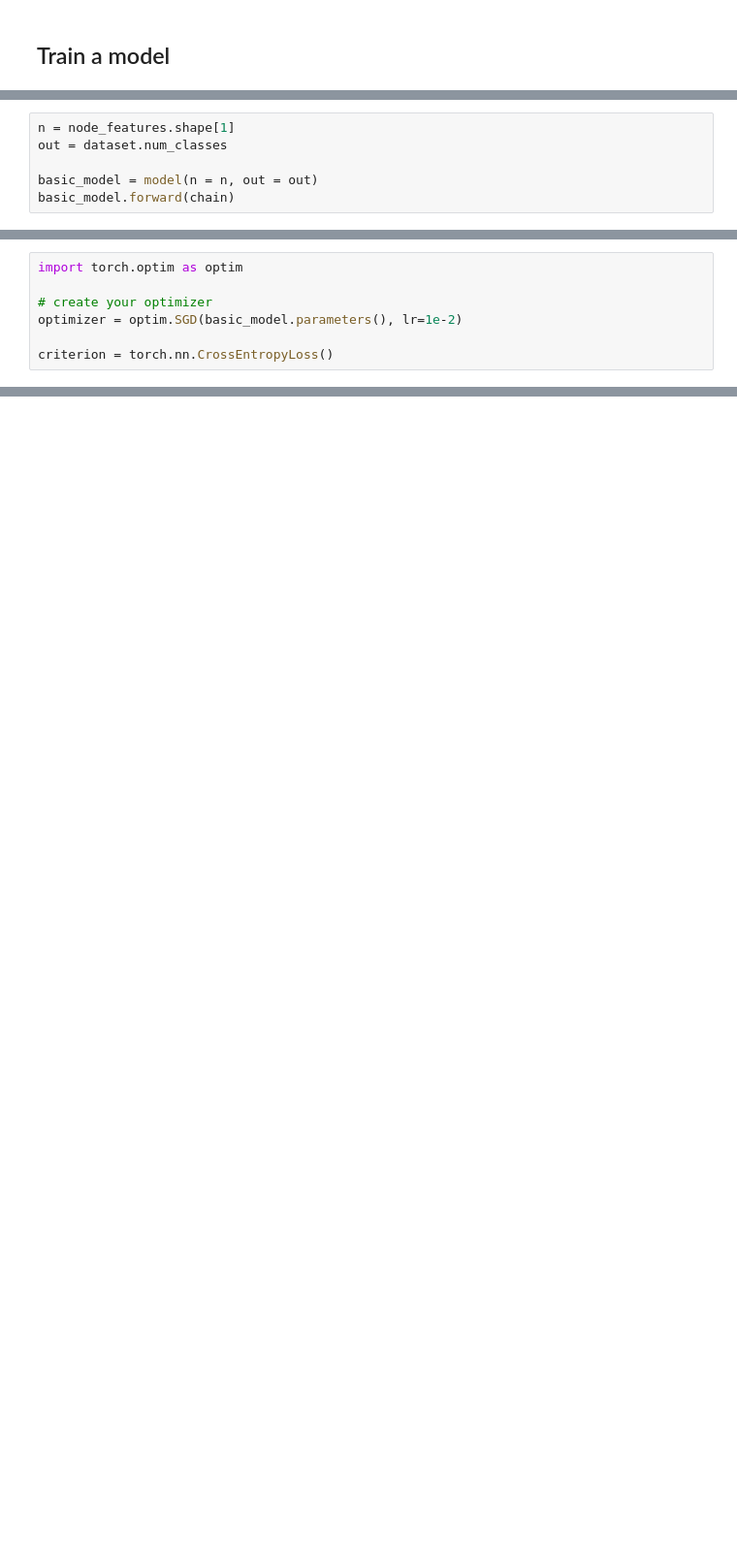
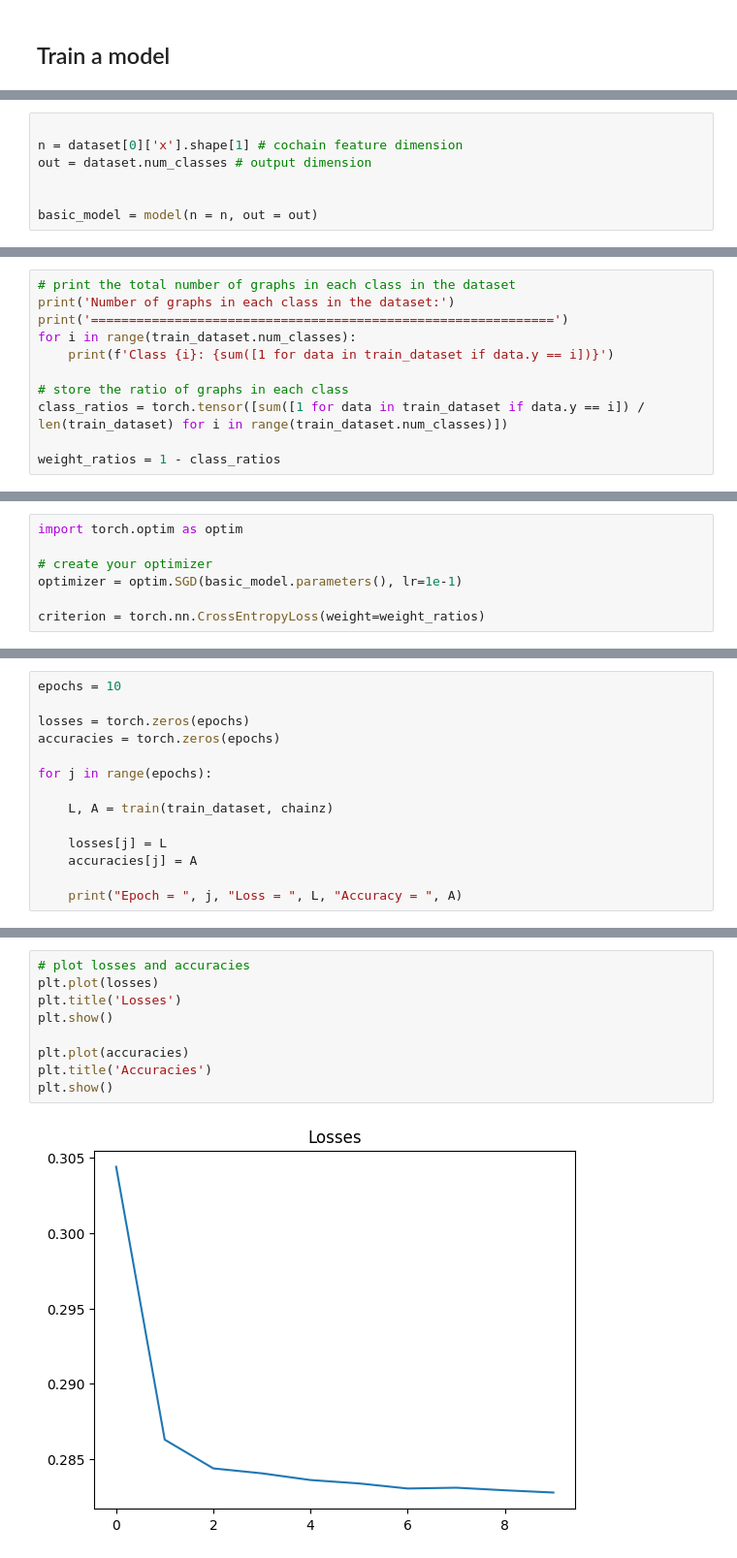
Before and after one commit to aidos-lab/neural-k-forms, a Jupyter notebook: protein-classification.ipynb, the cells around one changed output, grey strips where cells are left out. Shown at 97% size. Cells and saved outputs as stored; diff of their text form; blank space fills up the shorter version.

Commit message:
modified graph classification examples

```diff
--- a/protein-classification.ipynb
+++ b/protein-classification.ipynb
@@ -180,8 +181,9 @@ class model(nn.Module):
 
         return sm
 # %%
-n = node_features.shape[1]
-out = dataset.num_classes
+
+n = dataset[0]['x'].shape[1] # cochain feature dimension
+out = dataset.num_classes # output dimension
+
 
 basic_model = model(n = n, out = out)
-basic_model.forward(chain)
@@ -193,0 +194,11 @@ tensor([1])
+# %%
+# print the total number of graphs in each class in the dataset
+print('Number of graphs in each class in the dataset:')
+print('=============================================================')
+for i in range(train_dataset.num_classes):
+    print(f'Class {i}: {sum([1 for data in train_dataset if data.y == i])}')
+
+# store the ratio of graphs in each class
+class_ratios = torch.tensor([sum([1 for data in train_dataset if data.y == i]) / len(train_dataset) for i in range(train_dataset.num_classes)])
+
+weight_ratios = 1 - class_ratios
@@ -195,7 +211,7 @@ tensor([1])
 import torch.optim as optim
 
 # create your optimizer
-optimizer = optim.SGD(basic_model.parameters(), lr=1e-2)
+optimizer = optim.SGD(basic_model.parameters(), lr=1e-1)
 
-criterion = torch.nn.CrossEntropyLoss()
+criterion = torch.nn.CrossEntropyLoss(weight=weight_ratios)
 # %%
@@ -289,0 +252,14 @@ plt.show()
+# %%
+epochs = 10
+
+losses = torch.zeros(epochs)
+accuracies = torch.zeros(epochs)
+
+for j in range(epochs):
+
+    L, A = train(train_dataset, chainz)
+
+    losses[j] = L
+    accuracies[j] = A
+
+    print("Epoch = ", j, "Loss = ", L, "Accuracy = ", A)
@@ -289,0 +280,11 @@ plt.show()
+# %%
+# plot losses and accuracies
+plt.plot(losses)
+plt.title('Losses')
+plt.show()
+
+plt.plot(accuracies)
+plt.title('Accuracies')
+plt.show()
+# %% [output]
+[figure, added]
```
Also changed, not shown: parts of 18 cells of this notebook, 19 other files.
